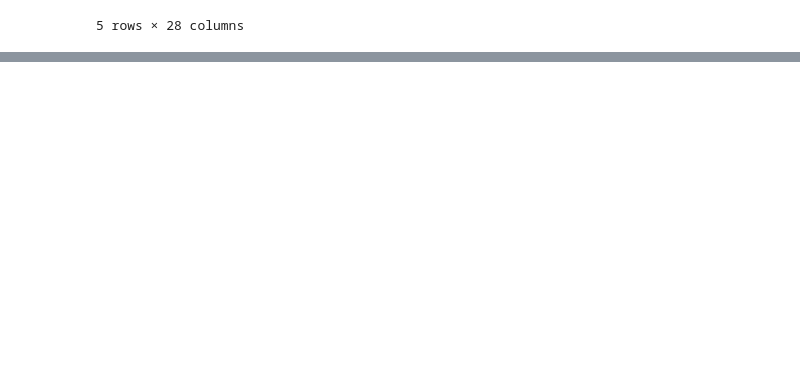
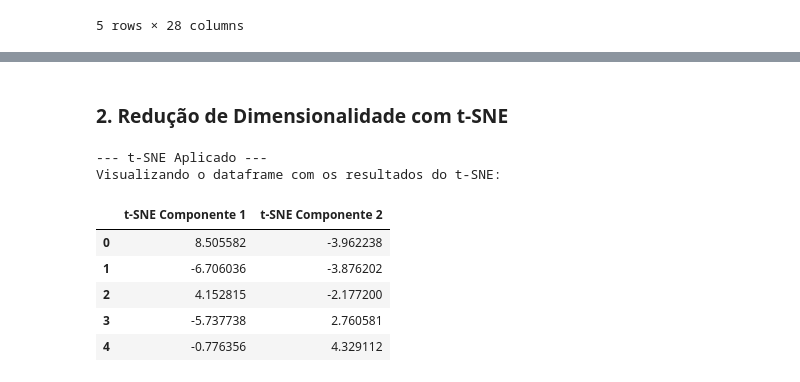
Before and after one commit to juniors719/customer_personality_clustering, a Jupyter notebook: customer_segmentation.ipynb, the cells around one changed output, grey strips where cells are left out. Saved outputs shown, nothing was run; the diff lists cells and outputs as text; code cells hidden in the pictures; blank space fills up the shorter version.

```diff
--- a/customer_segmentation.ipynb
+++ b/customer_segmentation.ipynb
@@ -659,0 +787,32 @@ Média das features por Cluster:
+# %% [markdown]
+### 2. Redução de Dimensionalidade com t-SNE
+# %%
+# --- Redução de Dimensionalidade com t-SNE ---
+
+# Instancia o t-SNE para reduzir para 2 componentes
+# Recomenda-se executar t-SNE em dados já reduzidos pelo PCA para datasets maiores
+# ou diretamente no dataframe escalado para datasets menores como este.
+# 'n_components' é o número de dimensões de saída (geralmente 2 ou 3)
+# 'random_state' para reprodutibilidade
+# 'perplexity' e 'n_iter' são parâmetros importantes que podem precisar de ajuste
+tsne = TSNE(n_components=2, random_state=42, perplexity=30, n_iter=300)
+
+# Aplica o t-SNE ao dataframe pronto para modelagem
+tsne_results = tsne.fit_transform(df_ready)
+
+# Cria um novo dataframe com os resultados do t-SNE
+df_tsne = pd.DataFrame(data=tsne_results, columns=['t-SNE Componente 1', 't-SNE Componente 2'])
+
+
+print("--- t-SNE Aplicado ---")
+print("Visualizando o dataframe com os resultados do t-SNE:")
+display(df_tsne.head())
+# %% [output]
+--- t-SNE Aplicado ---
+Visualizando o dataframe com os resultados do t-SNE:
+|  | t-SNE Componente 1 | t-SNE Componente 2 |
+| 0 | 8.505582 | -3.962238 |
+| 1 | -6.706036 | -3.876202 |
+| 2 | 4.152815 | -2.177200 |
+| 3 | -5.737738 | 2.760581 |
+| 4 | -0.776356 | 4.329112 |
```
Also changed, not shown: parts of 11 cells of this notebook.
